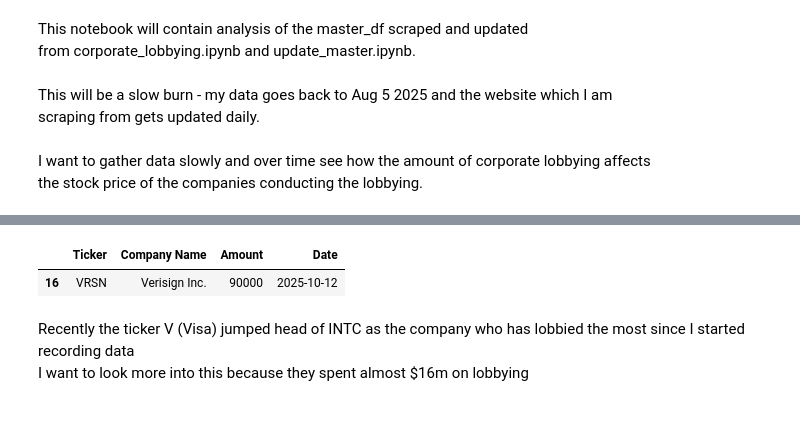
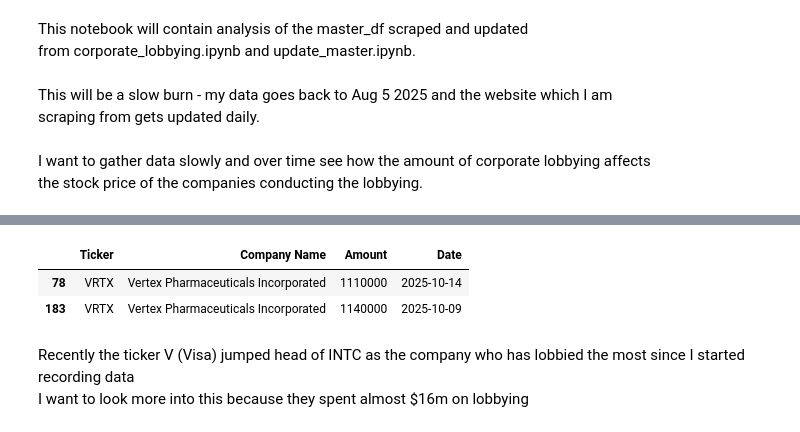
Before and after one commit to fonanroley/projects, a Jupyter notebook: corp_lobb_analysis.ipynb, the cells around one changed output, grey strips where cells are left out. Cells and saved outputs as stored; diff of their text form; code cells hidden in the pictures.

```diff
--- a/corp_lobb_analysis.ipynb
+++ b/corp_lobb_analysis.ipynb
@@ -100,9 +102,10 @@ FLR       875887
 Name: Amount, dtype: int64
 # %%
-df[df['Ticker'] == 'VRSN']
+df[df['Ticker'] == 'VRTX']
 # %% [output]
 |  | Ticker | Company Name | Amount | Date |
-| 16 | VRSN | Verisign Inc. | 90000 | 2025-10-12 |
+| 78 | VRTX | Vertex Pharmaceuticals Incorporated | 1110000 | 2025-10-14 |
+| 183 | VRTX | Vertex Pharmaceuticals Incorporated | 1140000 | 2025-10-09 |
 # %% [markdown]
 <p>
 Recently the ticker V (Visa) jumped head of INTC as the company who has lobbied the most since I started recording data <br>
```
Also changed, not shown: parts of 4 cells of this notebook.
